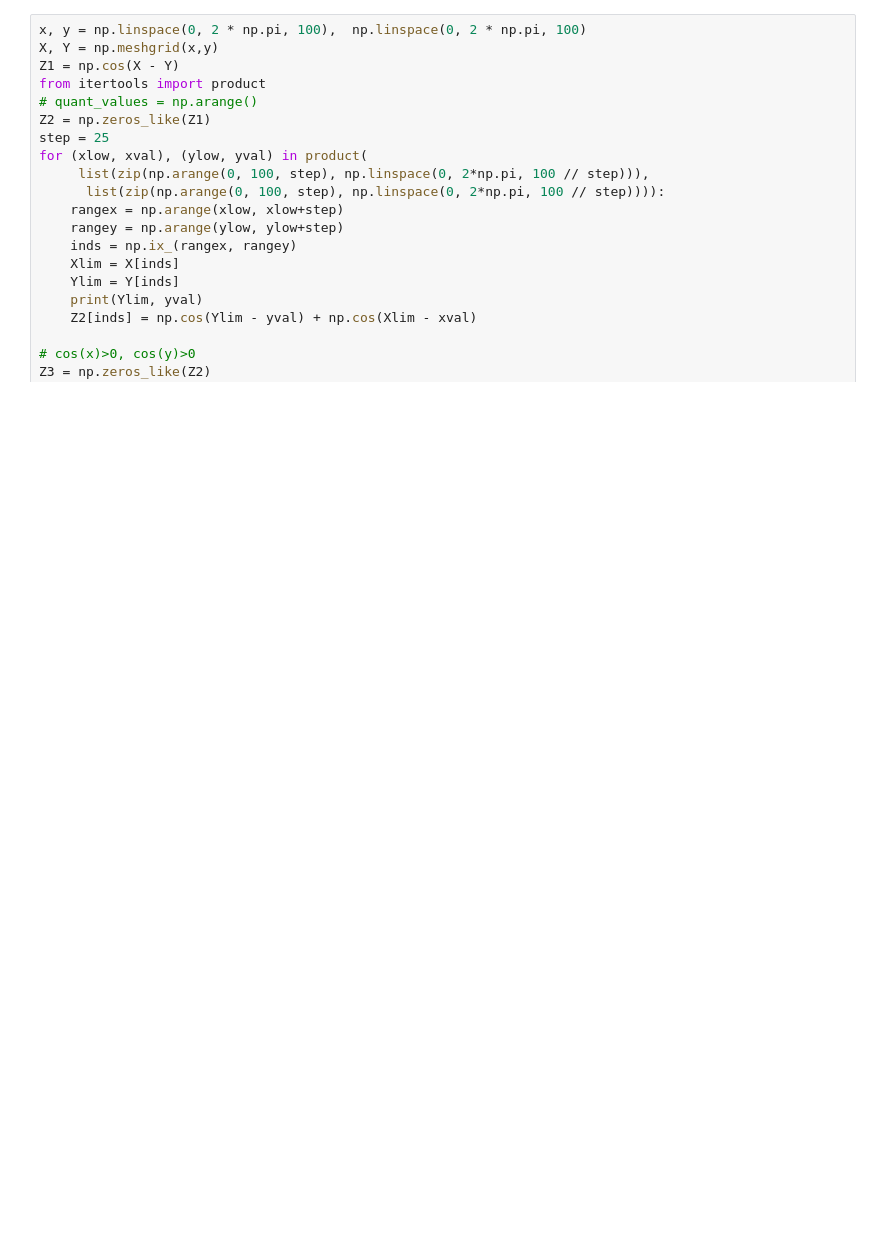
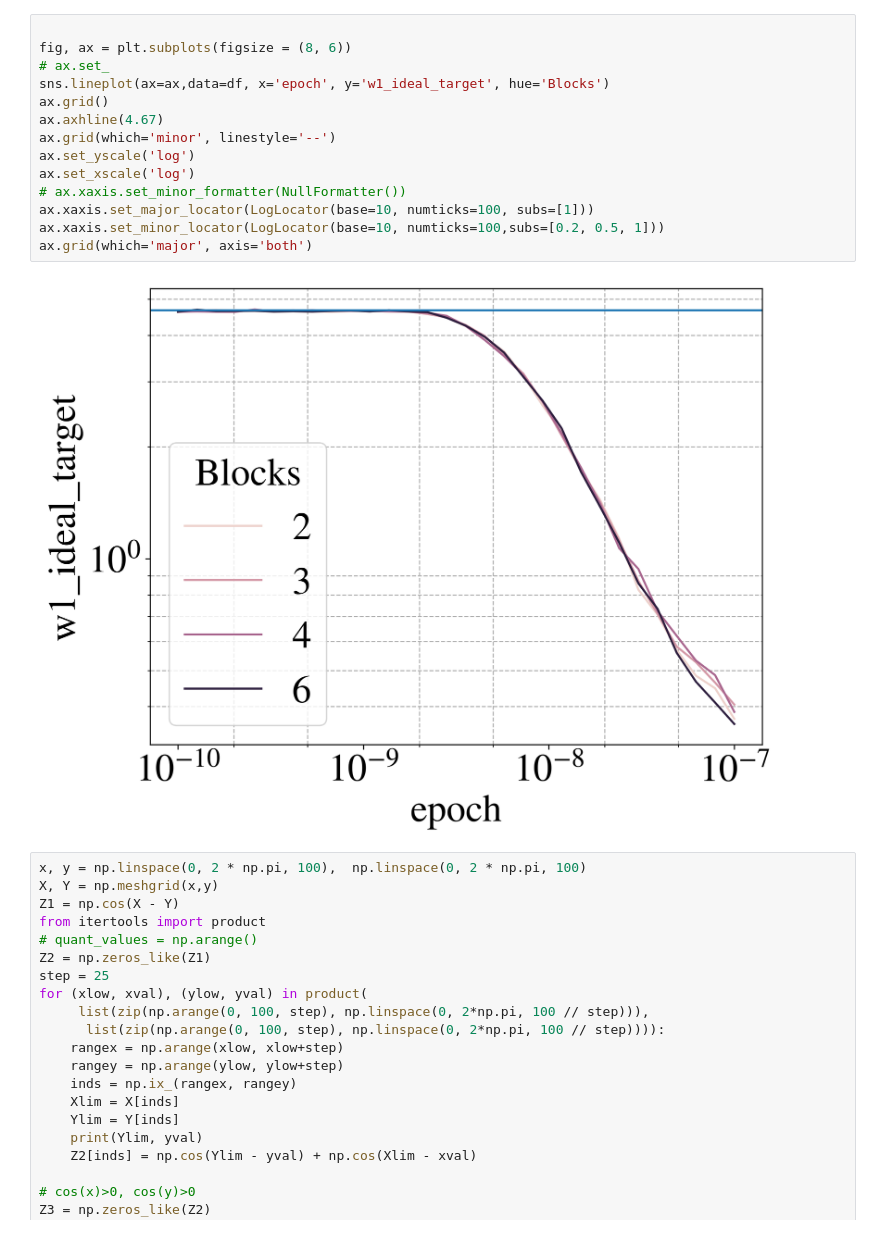
Before and after one commit to mxburns2022/Parallel-Ising-Analysis, a Jupyter notebook: visualization.ipynb, the cells around one changed output. Saved outputs shown, nothing was run; the diff lists cells and outputs as text; blank space fills up the shorter version.

```diff
--- a/visualization.ipynb
+++ b/visualization.ipynb
@@ -5,3 +124,19 @@ import matplotlib.pyplot as plt
+# %%
+
+fig, ax = plt.subplots(figsize = (8, 6))
+# ax.set_
+sns.lineplot(ax=ax,data=df, x='epoch', y='w1_ideal_target', hue='Blocks')
+ax.grid()
+ax.axhline(4.67)
+ax.grid(which='minor', linestyle='--')
+ax.set_yscale('log')
+ax.set_xscale('log')
+# ax.xaxis.set_minor_formatter(NullFormatter())
+ax.xaxis.set_major_locator(LogLocator(base=10, numticks=100, subs=[1]))
+ax.xaxis.set_minor_locator(LogLocator(base=10, numticks=100,subs=[0.2, 0.5, 1]))
+ax.grid(which='major', axis='both')
+# %% [output]
+[figure, added]
 # %%
 x, y = np.linspace(0, 2 * np.pi, 100),  np.linspace(0, 2 * np.pi, 100)
 X, Y = np.meshgrid(x,y)
```
Also changed, not shown: parts of 6 cells of this notebook, 2 other files.
